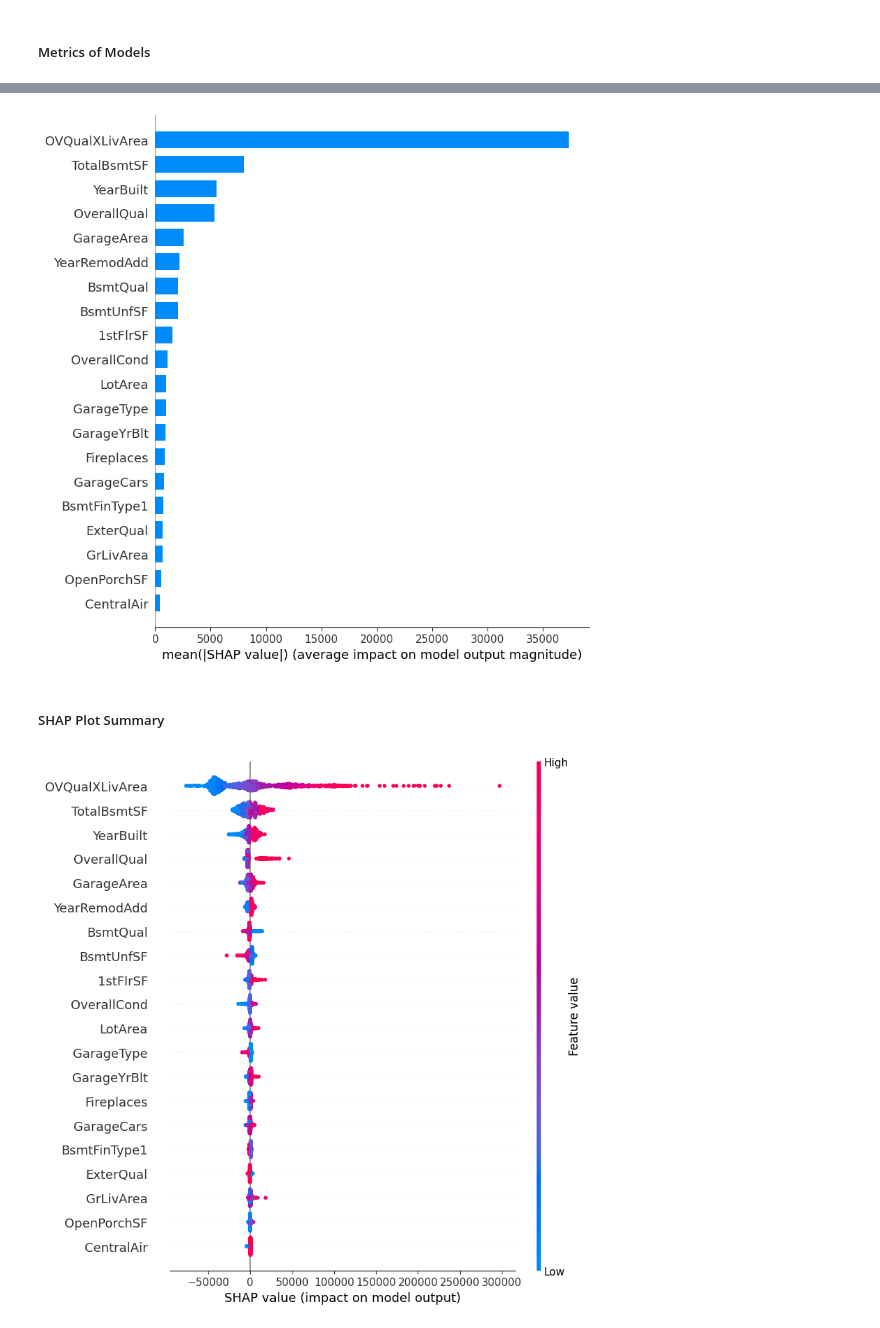
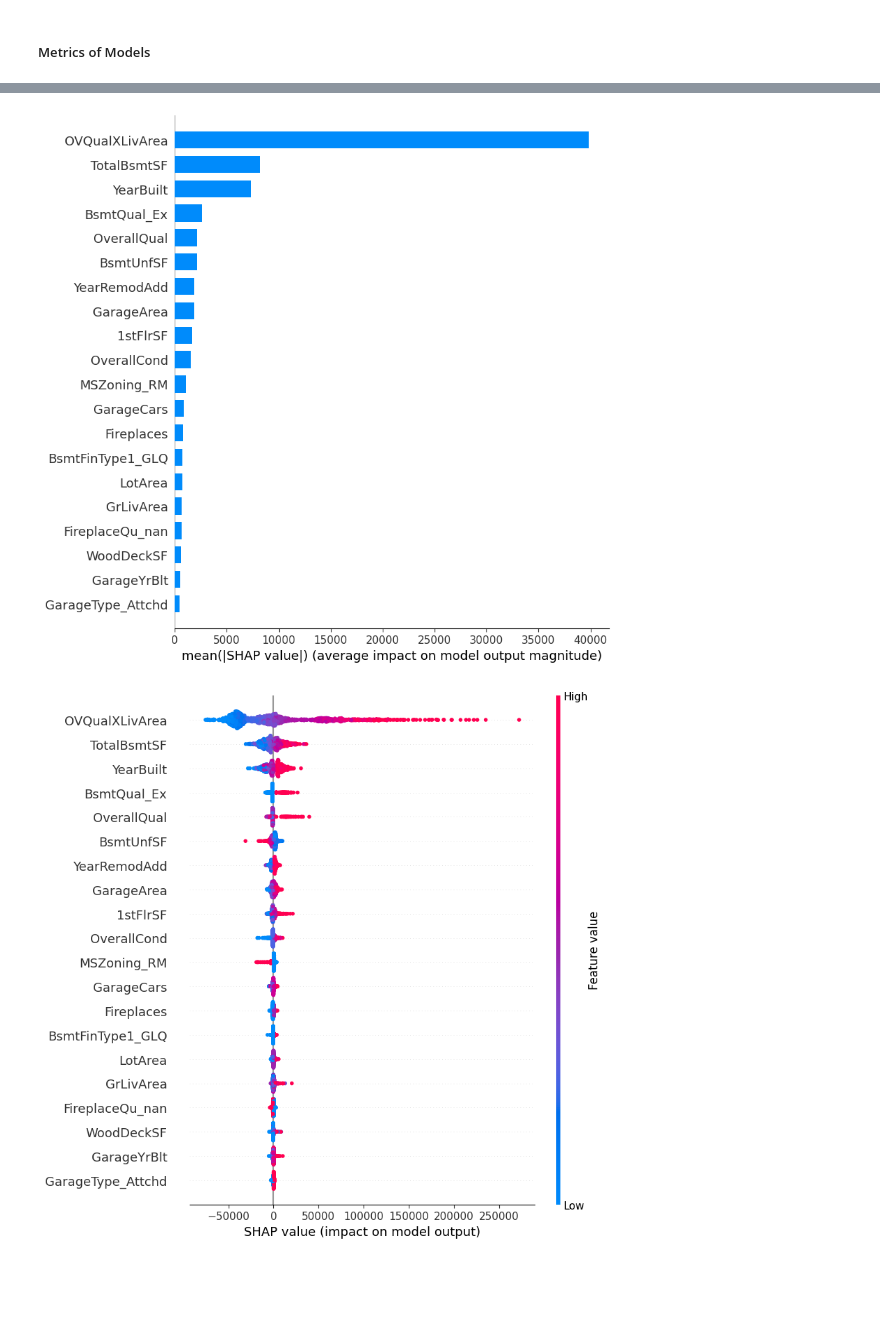
Before and after one commit to MichaelWoo-git/House_Pricing_Prediction_ML_Regression, a Jupyter notebook: Applied_Regression_Techniques_and_Analysis.ipynb, the cells around one changed output, grey strips where cells are left out. Drawn from its saved outputs; the diff is of its cells as text; code cells hidden in the pictures; blank space fills up the shorter version.

```diff
--- a/Applied_Regression_Techniques_and_Analysis.ipynb
+++ b/Applied_Regression_Techniques_and_Analysis.ipynb
@@ -634,11 +601,13 @@ plt.show()
 # %%
-shap_values = shap.TreeExplainer(clf).shap_values(x_train)
-shap.summary_plot(shap_values, x_train, plot_type="bar")
+clf = RandomForestRegressor()
+x = train_data.drop("SalePrice",axis=1)
+y = train_data["SalePrice"]
+clf.fit(x,y)
+shap_values = shap.TreeExplainer(clf).shap_values(x)
+shap.summary_plot(shap_values, x, plot_type="bar")
 # %% [output]
-[figure, old version]
+[figure, new version]
-# %% [markdown]
-##### SHAP Plot Summary
 # %%
-shap.summary_plot(shap_values, x_train)
+shap.summary_plot(shap_values, x)
 # %% [output]
-[figure, old version]
+[figure, new version]
```
Also changed, not shown: parts of 64 cells of this notebook, 1 other file.
